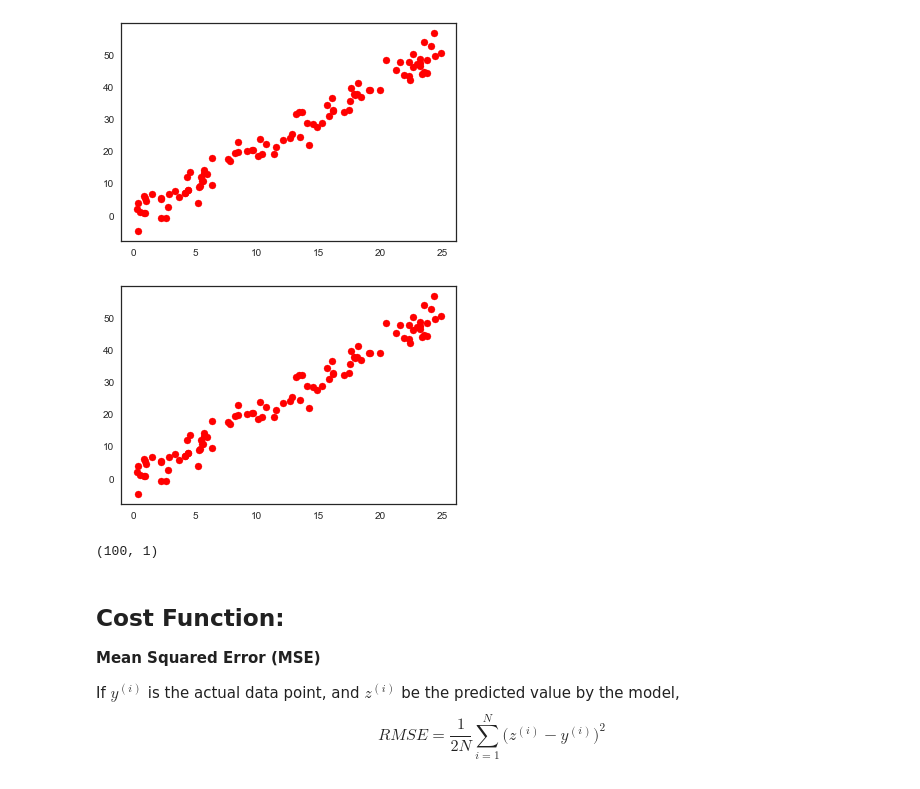
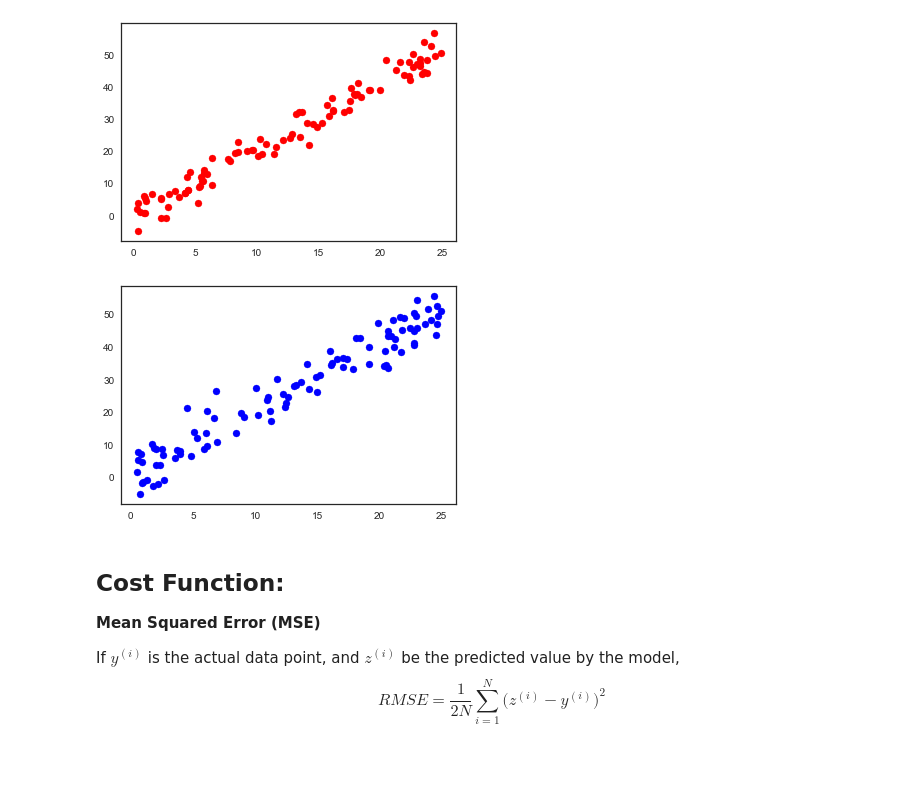
Before and after one commit to ndharmateja/ML101, a Jupyter notebook: Session1/Demo1_Linear_Regression.ipynb, the cells around one changed output. Saved outputs shown, nothing was run; the diff lists cells and outputs as text; code cells hidden in the pictures.

```diff
--- a/Session1/Demo1_Linear_Regression.ipynb
+++ b/Session1/Demo1_Linear_Regression.ipynb
@@ -33,23 +33,26 @@ y=np.reshape(y,(N,1))
 # %%
 #testing the linear toy problem
 
 N = 100
 spanx = 25
-np.random.seed(88)
 x = np.random.uniform(0,spanx,N)
-y = 2*x + 1
 
-noise = np.random.normal(0,3,N)
 
-y = y + noise
-plt.scatter(x,y, color="red")
-plt.show()
+def plot(seed):
+    np.random.seed(seed)
 
+    y = 2*x + 1
+
+    noise = np.random.normal(0,5,N)
+
+    y = y + noise
+    plt.scatter(x,y, color="blue")
+    plt.show()
+
+plot(88)
 y = np.reshape(y, (N, 1))
-y.shape
 # %% [output]
-[figure, old version]
+[figure, new version]
-(100, 1)
 # %% [markdown]
 Cost Function:
 ---------------
```
Also changed, not shown: parts of 6 cells of this notebook, 2 other files.
